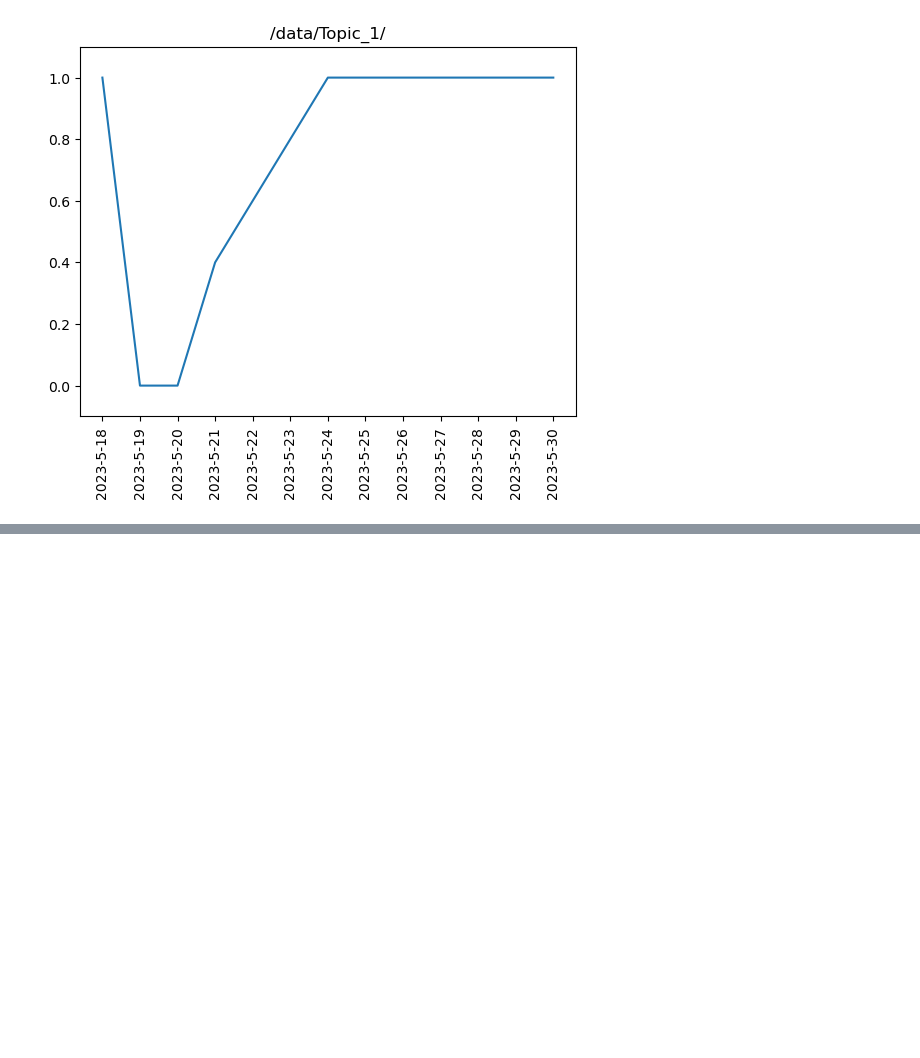
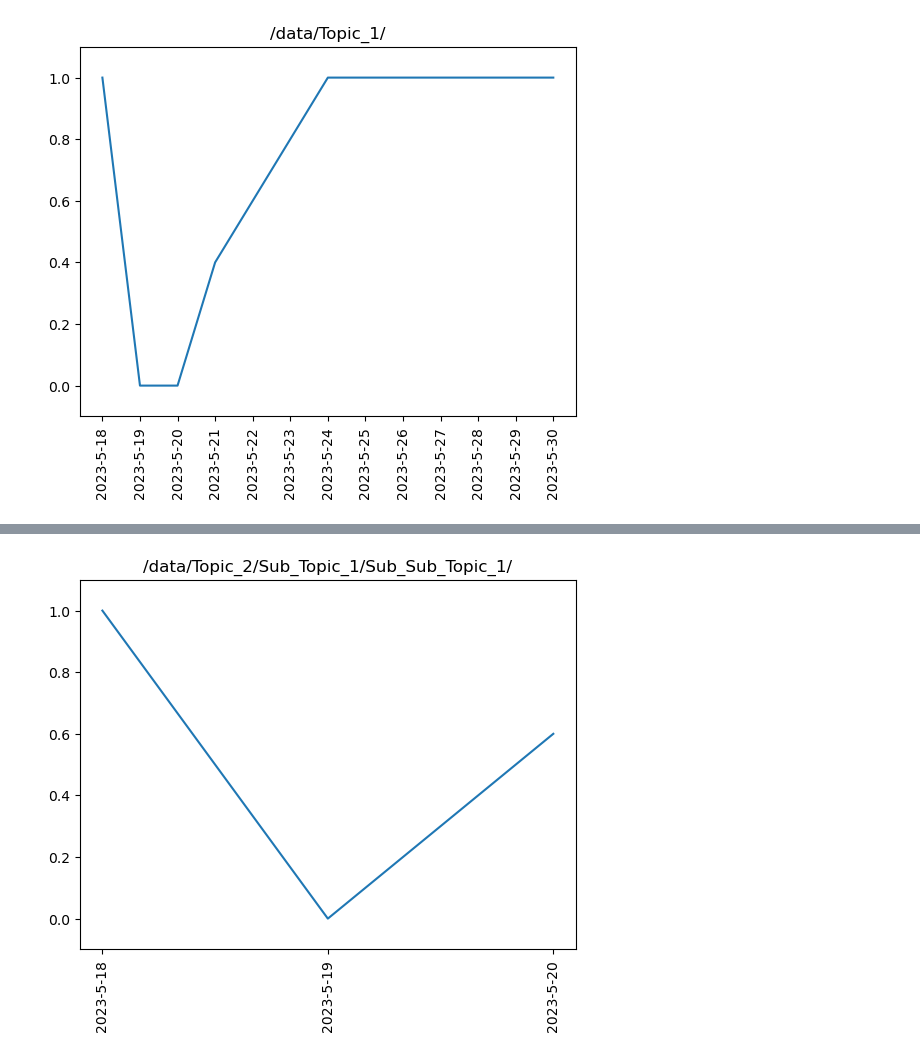
Before and after one commit to VasiliySeibert/track_your_learning, a Jupyter notebook: analyze.ipynb, the cells around one changed output, grey strips where cells are left out. Drawn from its saved outputs; the diff is of its cells as text; code cells hidden in the pictures; blank space fills up the shorter version.

```diff
--- a/analyze.ipynb
+++ b/analyze.ipynb
@@ -139,0 +275,4 @@ plot_learningProgress(study_files[3])
+# %%
+plot_learningProgress(study_files[1])
+# %% [output]
+[figure, added]
```
Also changed, not shown: parts of 5 cells of this notebook, 13 other files.
